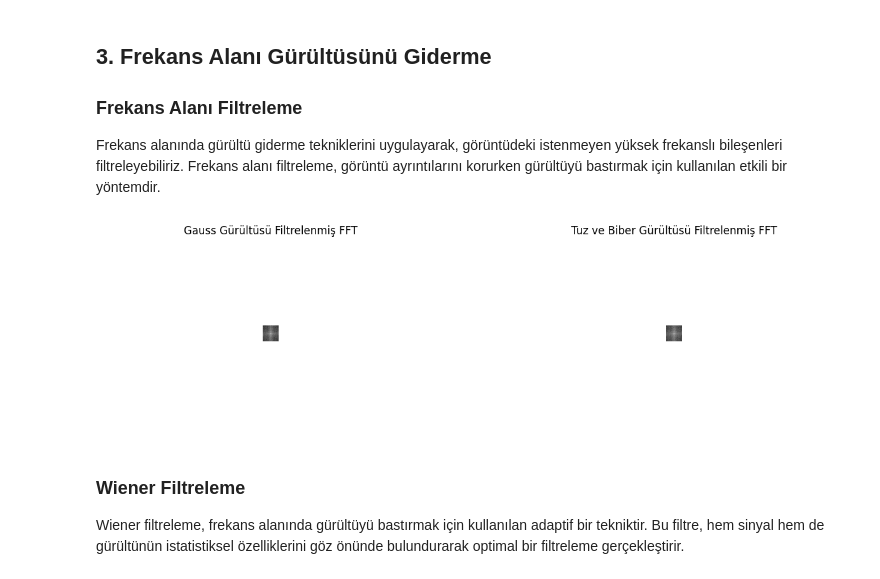
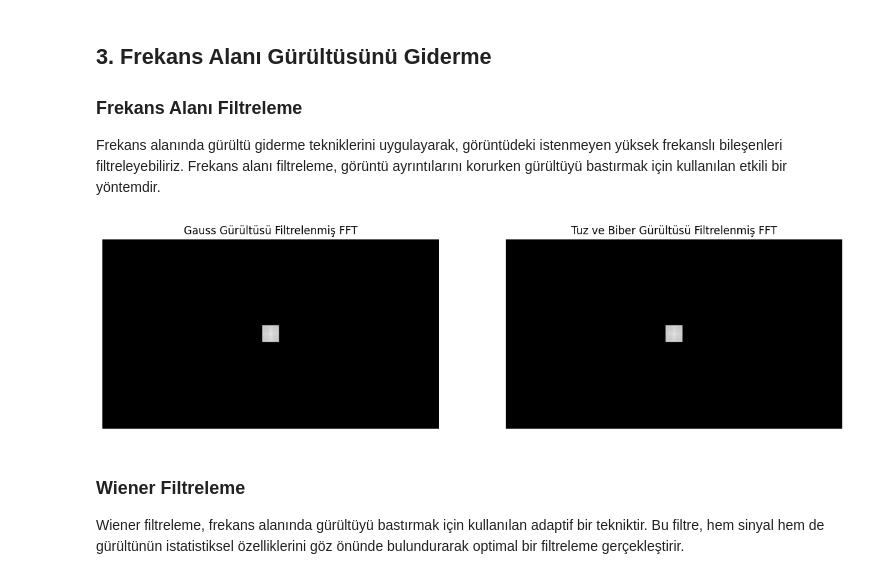
Before and after one commit to berkayuymaz0/Image-Denoising-Using-Cooley-Tukey-FFT, a Jupyter notebook: main.ipynb, the cells around one changed output. Drawn from its saved outputs; the diff is of its cells as text; code cells hidden in the pictures.

```diff
--- a/main.ipynb
+++ b/main.ipynb
@@ -138,31 +138,33 @@ Frekans alanında gürültü giderme tekniklerini uygulayarak, görüntüdeki is
 # %%
 # Frekans alanında filtreleme (ideal düşük geçiş filtresi)
 def ideal_low_pass_filter(fshift, cutoff):
     rows, cols = fshift.shape
     crow, ccol = rows // 2 , cols // 2
     mask = np.zeros((rows, cols), np.uint8)
     mask[crow-cutoff:crow+cutoff, ccol-cutoff:ccol+cutoff] = 1
     fshift_filtered = fshift * mask
     return fshift_filtered
 
 # Filtreyi uygulama
 cutoff = 30  # Kesim frekansı
 fshift_gauss_filtered = ideal_low_pass_filter(fshift_gauss, cutoff)
 fshift_sp_filtered = ideal_low_pass_filter(fshift_sp, cutoff)
 
 # Filtrelenmiş frekans spektrumunu görselleştirme
 plt.figure(figsize=(15, 5))
 plt.subplot(1, 2, 1)
-plt.imshow(20 * np.log(np.abs(fshift_gauss_filtered)), cmap='gray')
+# Add a small constant, e.g., 1e-10, to avoid log(0)
+plt.imshow(20*np.log(np.abs(fshift_gauss_filtered) + 1e-10), cmap='gray')
 plt.title('Gauss Gürültüsü Filtrelenmiş FFT')
 plt.axis('off')
 plt.subplot(1, 2, 2)
-plt.imshow(20 * np.log(np.abs(fshift_sp_filtered)), cmap='gray')
+# Similarly, add a small constant here as well
+plt.imshow(20 * np.log(np.abs(fshift_sp_filtered) + 1e-10), cmap='gray')
 plt.title('Tuz ve Biber Gürültüsü Filtrelenmiş FFT')
 plt.axis('off')
 plt.show()
 # %% [output]
-[figure, old version]
+[figure, new version]
 # %% [markdown]
 ### Wiener Filtreleme
 Wiener filtreleme, frekans alanında gürültüyü bastırmak için kullanılan adaptif bir tekniktir. Bu filtre, hem sinyal hem de gürültünün istatistiksel özelliklerini göz önünde bulundurarak optimal bir filtreleme gerçekleştirir.
```
Also changed, not shown: parts of 2 cells of this notebook.
